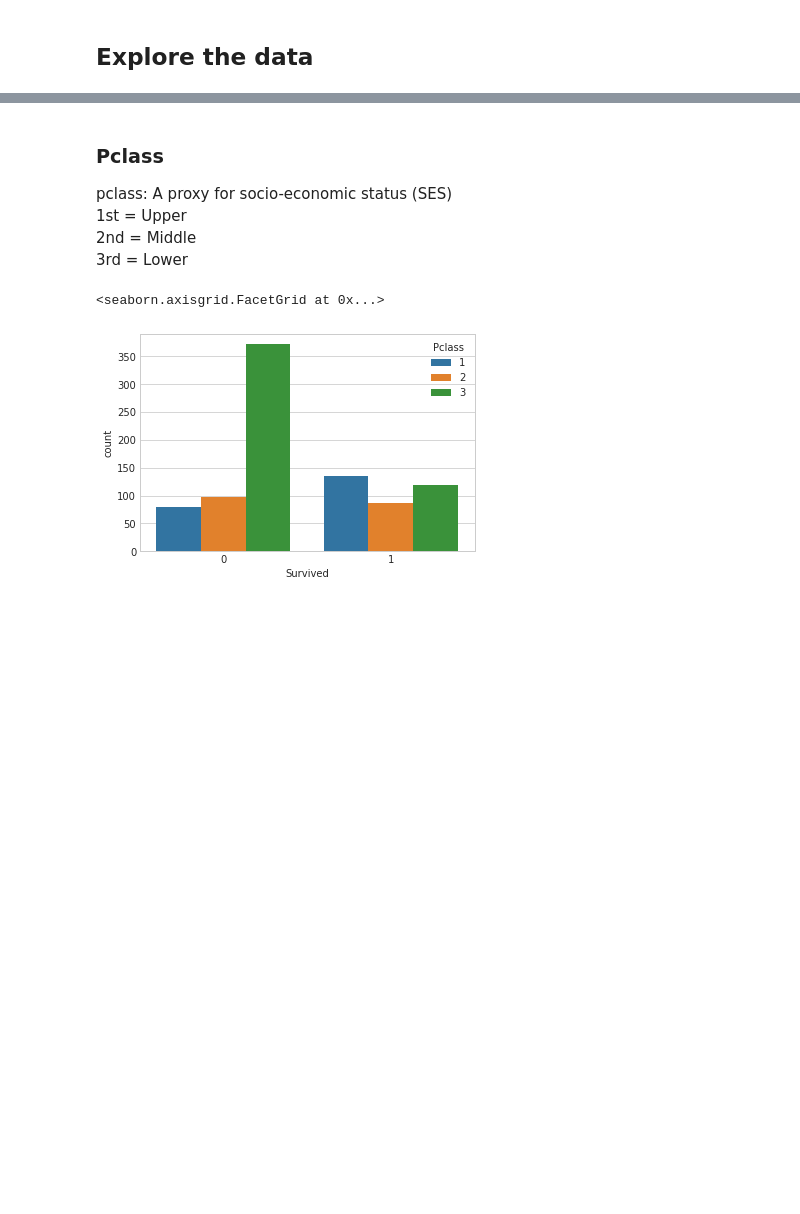
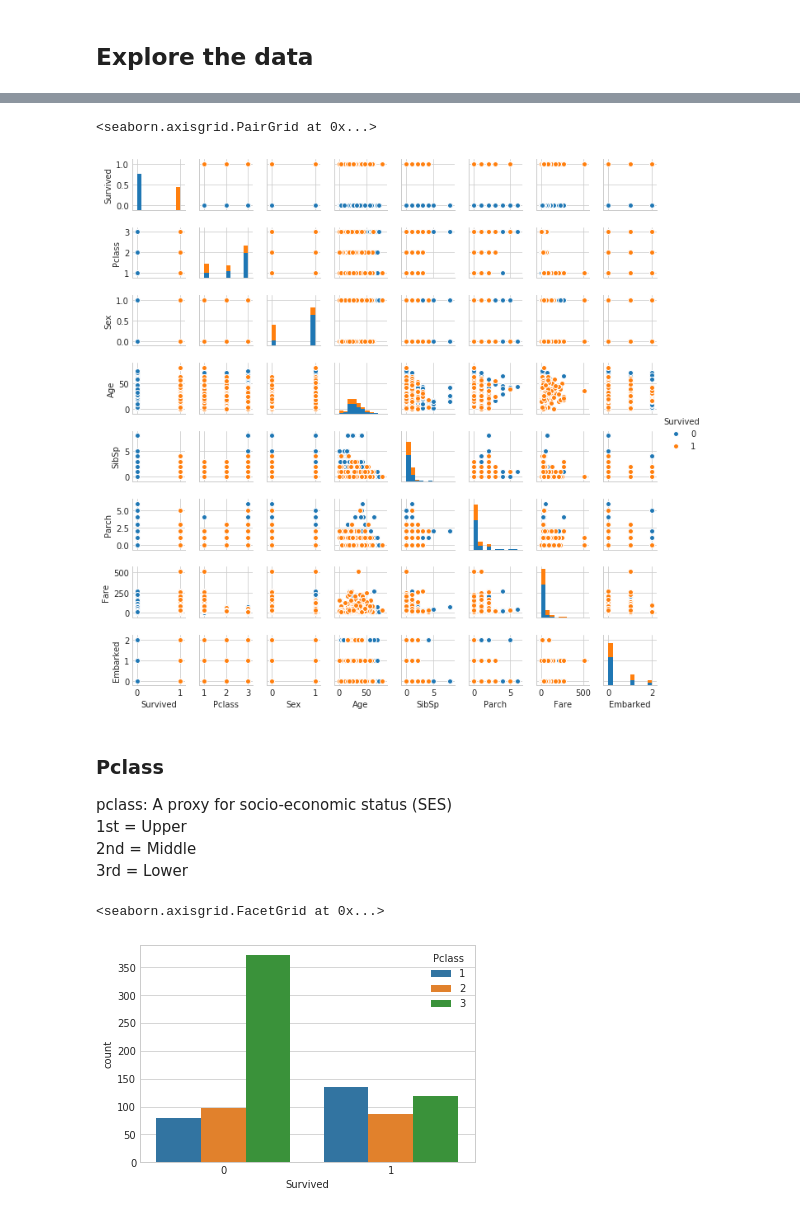
Before and after one commit to treilly94/ml_face_recognition, a Jupyter notebook: sklearn-titanic/titanic.ipynb, the cells around one changed output, grey strips where cells are left out. Saved outputs shown, nothing was run; the diff lists cells and outputs as text; code cells hidden in the pictures; blank space fills up the shorter version.

```diff
--- a/sklearn-titanic/titanic.ipynb
+++ b/sklearn-titanic/titanic.ipynb
@@ -39,3 +113,8 @@ train.head()
+# %%
+sns.pairplot(train, hue="Survived", size=1.2)
+# %% [output]
+<seaborn.axisgrid.PairGrid at 0x...>
+[figure, added]
 # %% [markdown]
 ### Pclass
 pclass: A proxy for socio-economic status (SES)
```
Also changed, not shown: parts of 16 cells of this notebook.
